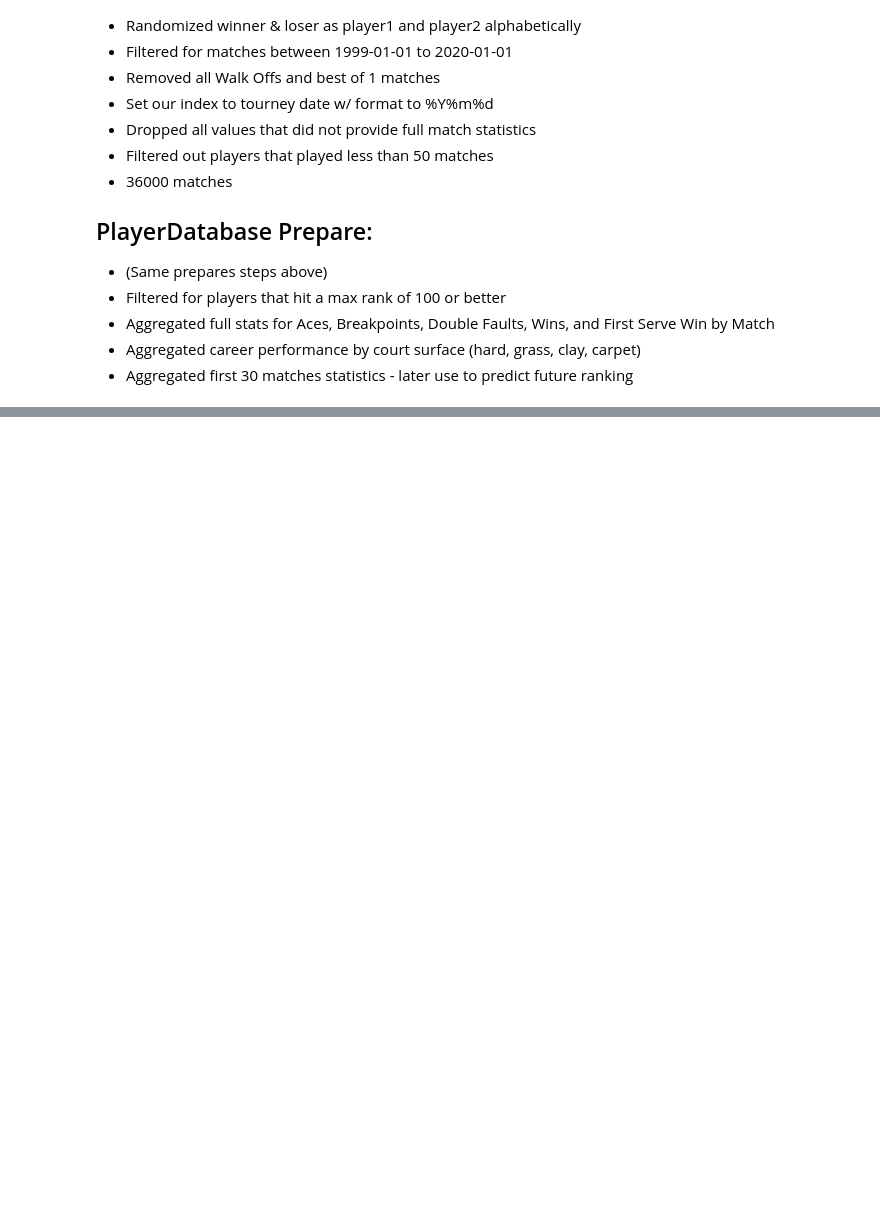
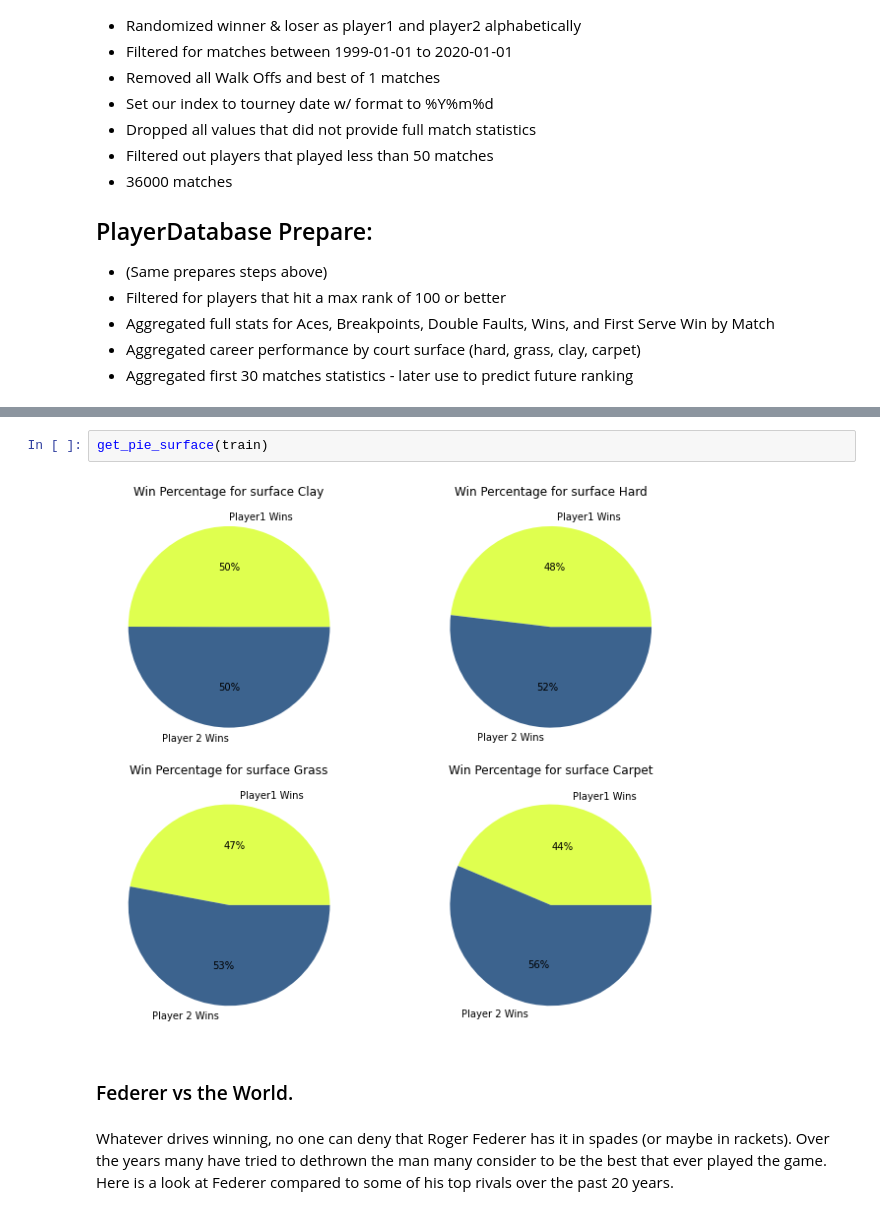
Before and after one commit to Racket-Science/Tennis-Match-Predictions, a Jupyter notebook: Notebooks/MVP Notebook.ipynb, the cells around one changed output, grey strips where cells are left out. Saved outputs shown, nothing was run; the diff lists cells and outputs as text; blank space fills up the shorter version.

```diff
--- a/Notebooks/MVP Notebook.ipynb
+++ b/Notebooks/MVP Notebook.ipynb
@@ -121,0 +265,8 @@ PlayerData.head()
+# %%
+get_pie_surface(train)
+# %% [output]
+[figure, added]
+# %% [markdown]
+### Federer vs the World.
+# %% [markdown]
+Whatever drives winning, no one can deny that Roger Federer has it in spades (or maybe in rackets). Over the years many have tried to dethrown the man many consider to be the best that ever played the game. Here is a look at Federer compared to some of his top rivals over the past 20 years.
```
Also changed, not shown: parts of 56 cells of this notebook.
